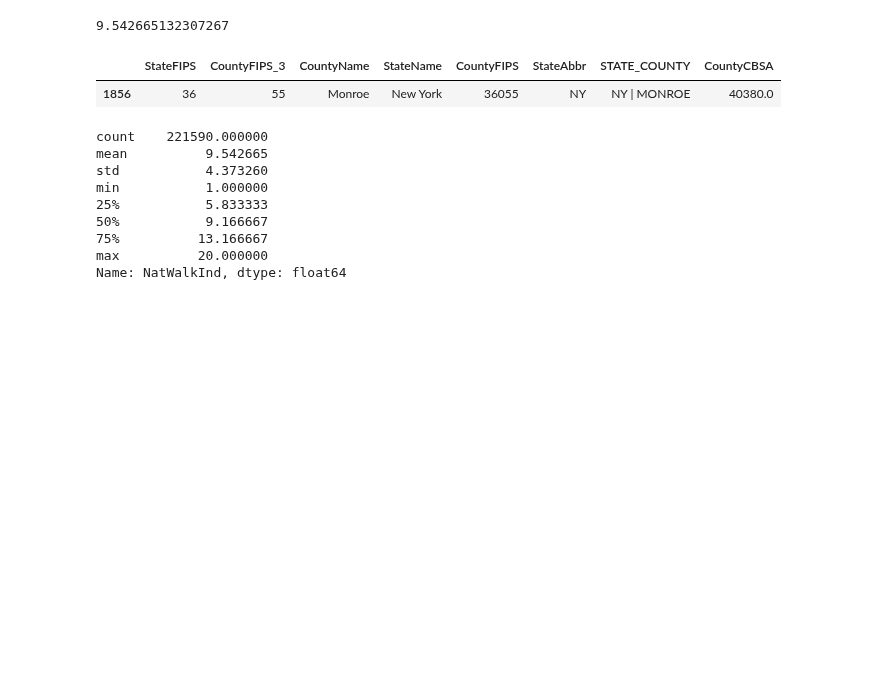
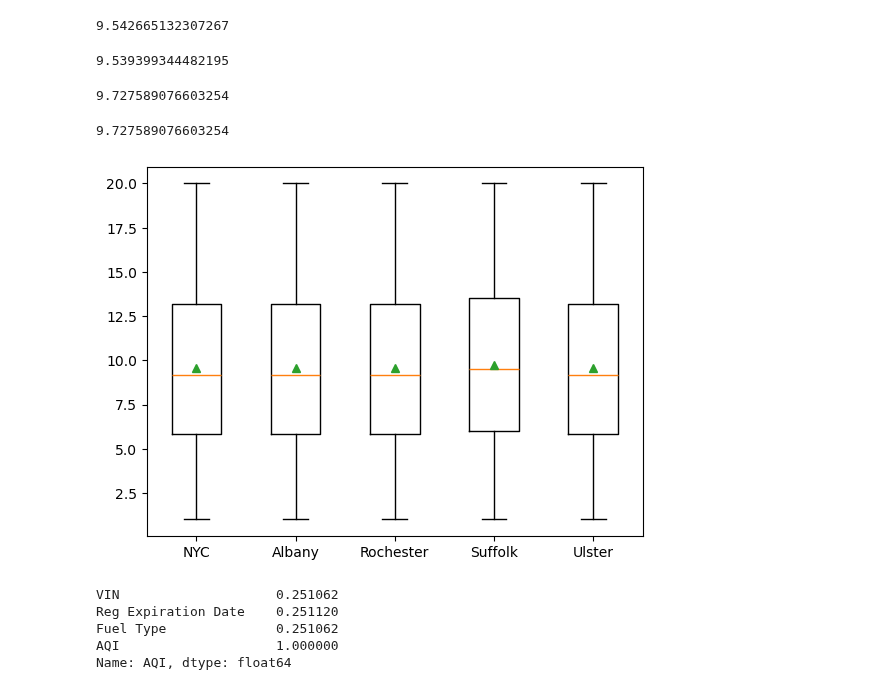
Before and after one commit to heidthecamp/CU-VIRT-AI-PT-03-2024-U-LOLC-PROJECT-1, a Jupyter notebook: displaying_data.ipynb, the cells around one changed output. Cells and saved outputs as stored; diff of their text form; code cells hidden in the pictures; blank space fills up the shorter version.

```diff
--- a/displaying_data.ipynb
+++ b/displaying_data.ipynb
@@ -361,20 +323,43 @@ for county in rochester_fips['CountyCBSA'].values:
 rochester_walkindex['NatWalkInd'].mean()
 # %% [output]
 9.542665132307267
-# %%
-rochester_fips
-# %% [output]
-|  | StateFIPS | CountyFIPS_3 | CountyName | StateName | CountyFIPS | StateAbbr | STATE_COUNTY | CountyCBSA |
-| 1856 | 36 | 55 | Monroe | New York | 36055 | NY | NY | MONROE | 40380.0 |
-# %%
-rochester_walkindex['NatWalkInd'].describe()
-# %% [output]
-count    221590.000000
-mean          9.542665
-std           4.373260
-min           1.000000
-25%           5.833333
-50%           9.166667
-75%          13.166667
-max          20.000000
-Name: NatWalkInd, dtype: float64
+# %%
+ulster_fips = fips[(fips['CountyName'].isin(['Ulster'])) & (fips['StateName'].str.contains('New York'))]
+for county in ulster_fips['CountyCBSA'].values:
+    ulster_walkindex = pd.concat([walkability_df, walkability_df[
+        walkability_df['CBSA'] == county
+    ]])
+
+ulster_walkindex['NatWalkInd'].mean()
+# %% [output]
+9.539399344482195
+# %%
+ny_fips = fips[(fips['CountyName'].isin(['New York'])) & (fips['StateName'].str.contains('New York'))]
+
+for county in ny_fips['CountyCBSA'].values:
+    ny_walkindex = pd.concat([walkability_df, walkability_df[
+        walkability_df['CBSA'] == county
+    ]])
+
+ny_walkindex['NatWalkInd'].mean()
+# %% [output]
+9.727589076603254
+# %%
+suffolk_fips = fips[(fips['CountyName'].isin(['Suffolk'])) & (fips['StateName'].str.contains('New York'))]
+
+for county in suffolk_fips['CountyCBSA'].values:
+    suffolk_walkindex = pd.concat([walkability_df, walkability_df[
+        walkability_df['CBSA'] == county
+    ]])
+
+suffolk_walkindex['NatWalkInd'].mean()
+# %% [output]
+9.727589076603254
+# %%
+plt.boxplot([nyc_walkindex['NatWalkInd'], albany_walkindex['NatWalkInd'],
+    rochester_walkindex['NatWalkInd'], suffolk_walkindex['NatWalkInd'],
+    ulster_walkindex['NatWalkInd']],
+    labels=['NYC', 'Albany', 'Rochester','Suffolk', 'Ulster'], showmeans=True)
+plt.show()
+# %% [output]
+[figure, added]
@@ -380,0 +368,8 @@ Name: NatWalkInd, dtype: float64
+# %%
+nyc_gas_aq.corr()['AQI']
+# %% [output]
+VIN                    0.251062
+Reg Expiration Date    0.251120
+Fuel Type              0.251062
+AQI                    1.000000
+Name: AQI, dtype: float64
```
Also changed, not shown: parts of 13 cells of this notebook.
